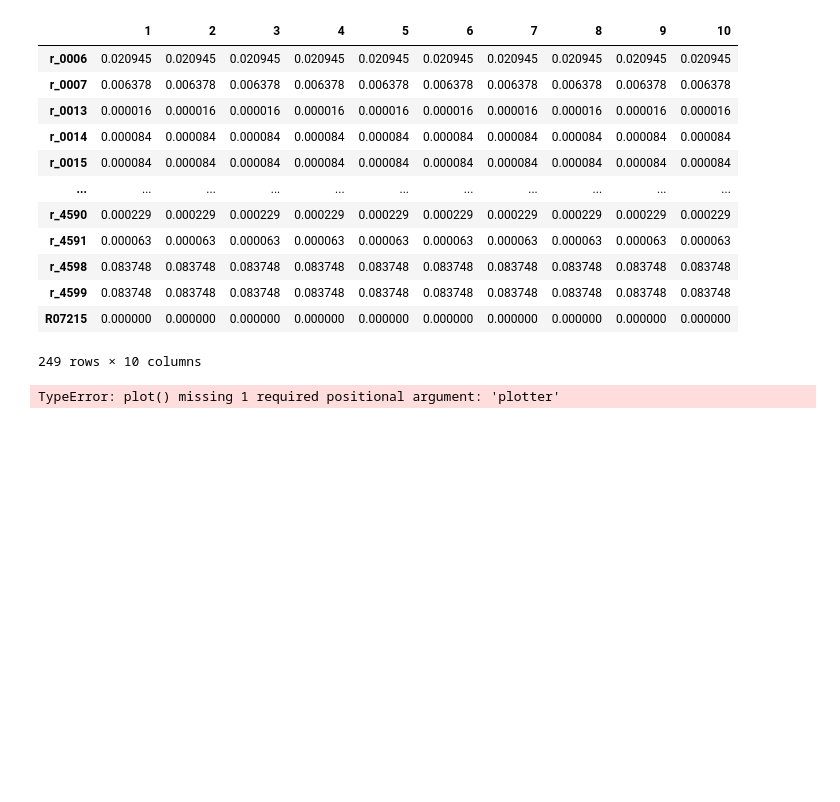
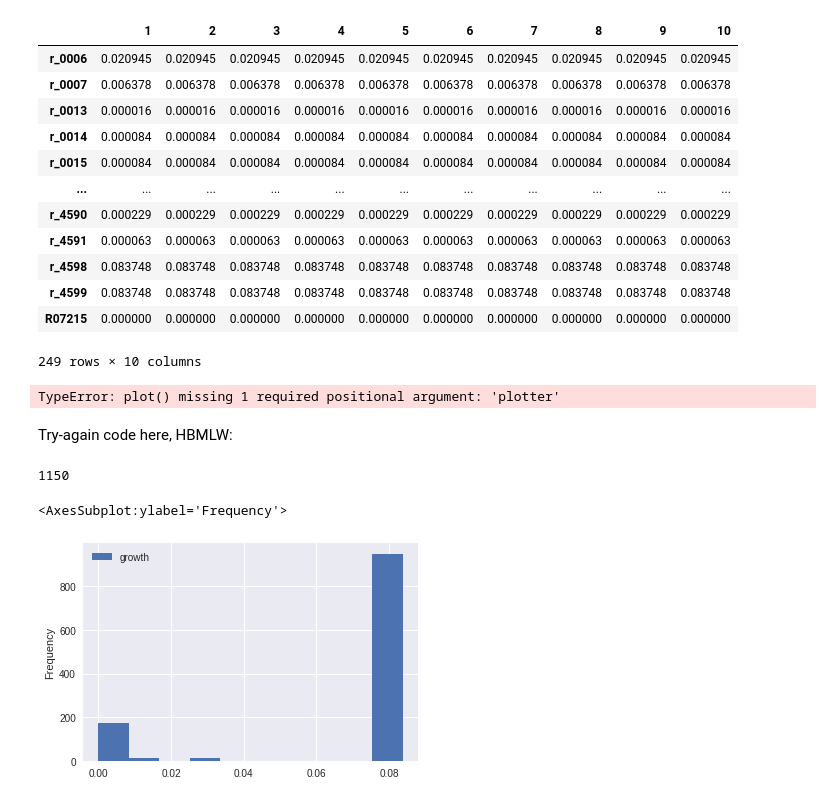
Before and after one commit to 27410/27410-2020-group-project-group-14-vitamin-d-production, a Jupyter notebook: Model_code_Yeast8.ipynb, the cells around one changed output. Drawn from its saved outputs; the diff is of its cells as text; code cells hidden in the pictures; blank space fills up the shorter version.

```diff
--- a/Model_code_Yeast8.ipynb
+++ b/Model_code_Yeast8.ipynb
@@ -389,3 +405,29 @@ production = phenotypic_phase_plane(model,
 production.plot(height=400)
 # %% [output]
 TypeError: plot() missing 1 required positional argument: 'plotter'
+# %% [markdown]
+Try-again code here, HBMLW:
+# %%
+essentiality = {}
+for gene in model.genes:
+    with model:
+        gene.knock_out()
+        essentiality[gene] = model.slim_optimize(error_value=0.)
+# %%
+len(essentiality)
+# %% [output]
+1150
+# %%
+import pandas as pd
+import matplotlib.pyplot as plt
+plt.style.use('seaborn')
+%matplotlib inline
+# %%
+df = pd.DataFrame.from_dict(essentiality, orient='index')
+df = df.rename(columns={0: 'growth'})
+df = df.sort_values('growth')
+# %%
+df.plot.hist()
+# %% [output]
+<AxesSubplot:ylabel='Frequency'>
+[figure, added]
```
Also changed, not shown: parts of 6 cells of this notebook.
